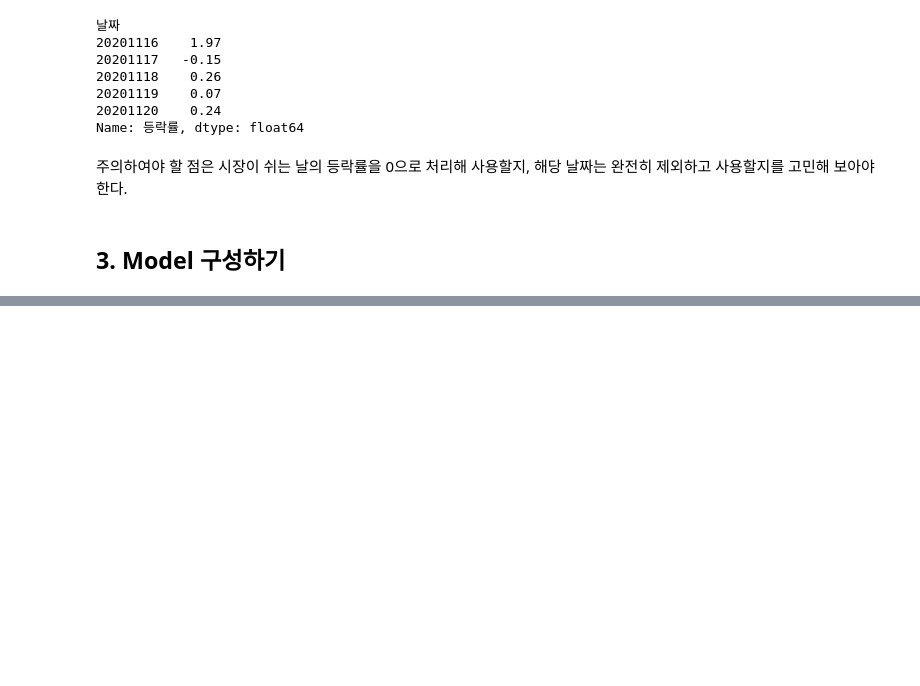
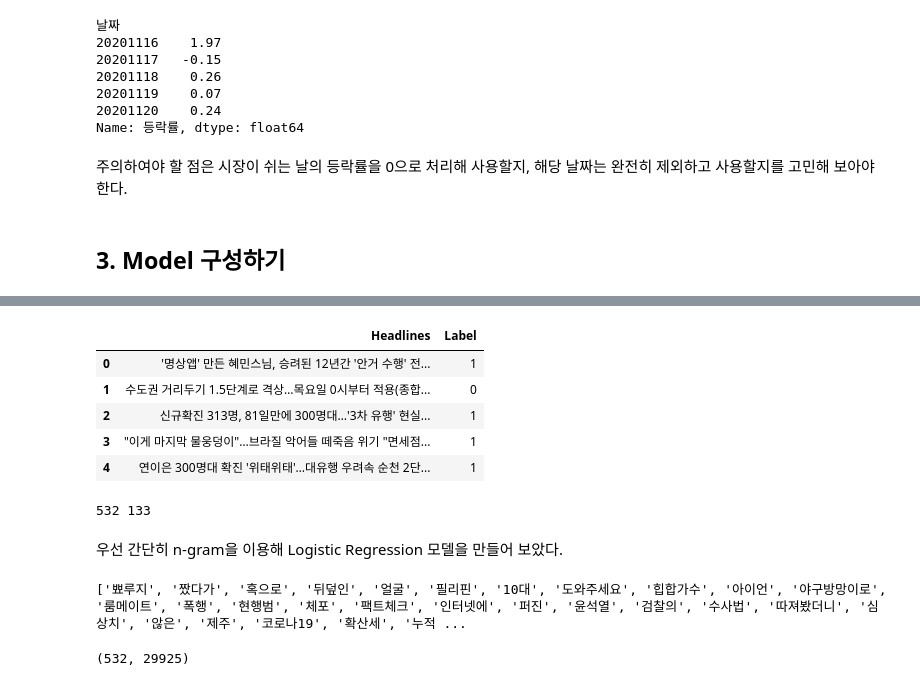
Before and after one commit to kunheekimkr/MO4E-DevKor, a Jupyter notebook: week1/test.ipynb, the cells around one changed output, grey strips where cells are left out. Saved outputs shown, nothing was run; the diff lists cells and outputs as text; code cells hidden in the pictures; blank space fills up the shorter version.

Commit message:
simple model

```diff
--- a/week1/test.ipynb
+++ b/week1/test.ipynb
@@ -291,3 +291,7 @@ Name: 등락률, dtype: float64
 주의하여야 할 점은 시장이 쉬는 날의 등락률을 0으로 처리해 사용할지, 해당 날짜는 완전히 제외하고 사용할지를 고민해 보아야 한다.
 # %% [markdown]
 ## 3. Model 구성하기
+# %%
+import pandas as pd
+kospi = pd.read_csv("KOSPI.csv", index_col=0)
+headlines = pd.read_csv("Headlines.csv", index_col=0)
@@ -293,0 +318,4 @@ Name: 등락률, dtype: float64
+# %%
+## Merge two dataframes with key 'Date' of headlines and '날짜' of kospi
+df = pd.merge(kospi, headlines, left_index=True, right_index=True)
+df.head(7)
@@ -293,0 +334,4 @@ Name: 등락률, dtype: float64
+# %%
+## '등락률' column to 1 or 0
+df['등락률'] = df['등락률'].map(lambda x: 1 if x > 0 else 0)
+df.head()
@@ -293,0 +346,40 @@ Name: 등락률, dtype: float64
+# %%
+# Remove Date and Concatenate all headlines, change '등락률' to 'Label'
+df['Headlines'] = df[df.columns[1:]].apply(lambda x: ' '.join(x.dropna().astype(str)), axis=1)
+df = df[['Headlines', '등락률']]
+df.columns = ['Headlines', 'Label']
+# Drop index
+df.reset_index(drop=True, inplace=True)
+df.head()
+# %% [output]
+|  | Headlines | Label |
+| 0 | '명상앱' 만든 혜민스님, 승려된 12년간 '안거 수행' 전... | 1 |
+| 1 | 수도권 거리두기 1.5단계로 격상…목요일 0시부터 적용(종합... | 0 |
+| 2 | 신규확진 313명, 81일만에 300명대…'3차 유행' 현실... | 1 |
+| 3 | "이게 마지막 물웅덩이"…브라질 악어들 떼죽음 위기 "면세점... | 1 |
+| 4 | 연이은 300명대 확진 '위태위태'…대유행 우려속 순천 2단... | 1 |
+# %%
+## Split train and test data
+from sklearn.model_selection import train_test_split
+train, test = train_test_split(df, test_size=0.2, random_state=42)
+print(len(train), len(test))
+# %% [output]
+532 133
+# %% [markdown]
+우선 간단히 n-gram을 이용해 Logistic Regression 모델을 만들어 보았다.
+# %%
+# CountVectorizer
+from sklearn.feature_extraction.text import CountVectorizer
+from sklearn.linear_model import LogisticRegression
+from sklearn.metrics import accuracy_score
+
+example = CountVectorizer().build_tokenizer()(train.iloc[0]['Headlines'])
+print(example)
+# %% [output]
+['뾰루지', '짰다가', '혹으로', '뒤덮인', '얼굴', '필리핀', '10대', '도와주세요', '힙합가수', '아이언', '야구방망이로', '룸메이트', '폭행', '현행범', '체포', '팩트체크', '인터넷에', '퍼진', '윤석열', '검찰의', '수사법', '따져봤더니', '심상치', '않은', '제주', '코로나19', '확산세', '누적 ...
+# %%
+vectorizer = CountVectorizer()
+trained= vectorizer.fit_transform(train['Headlines'])
+print(trained.shape)
+# %% [output]
+(532, 29925)
```
Also changed, not shown: parts of 9 cells of this notebook.
